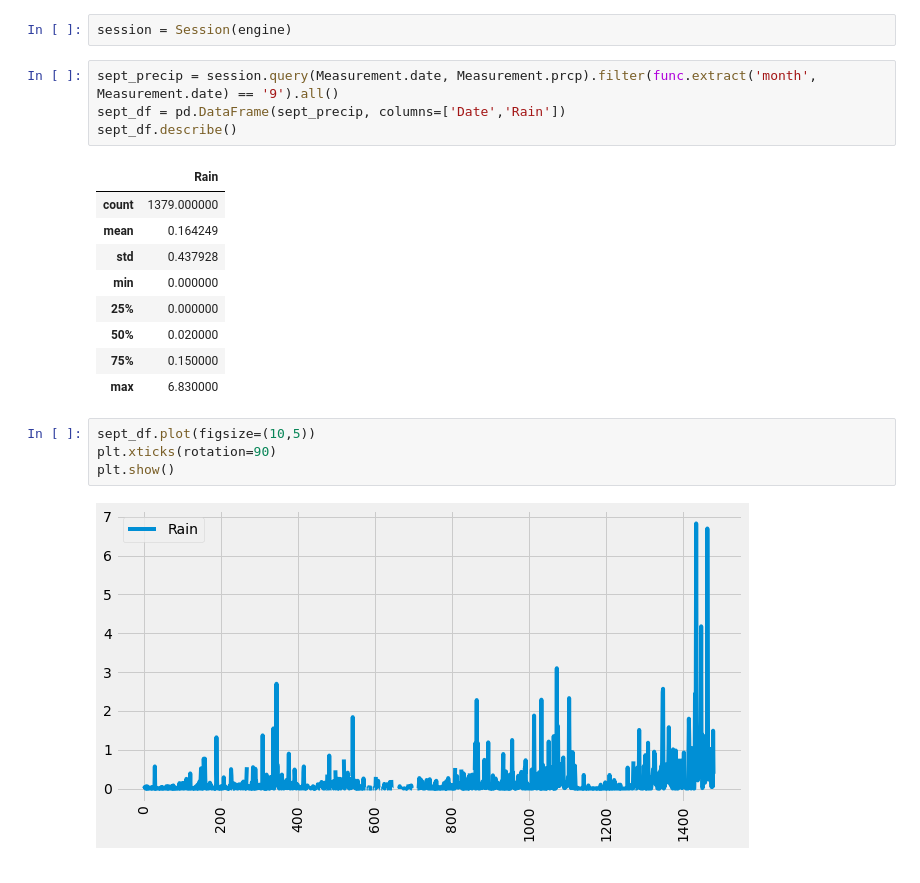
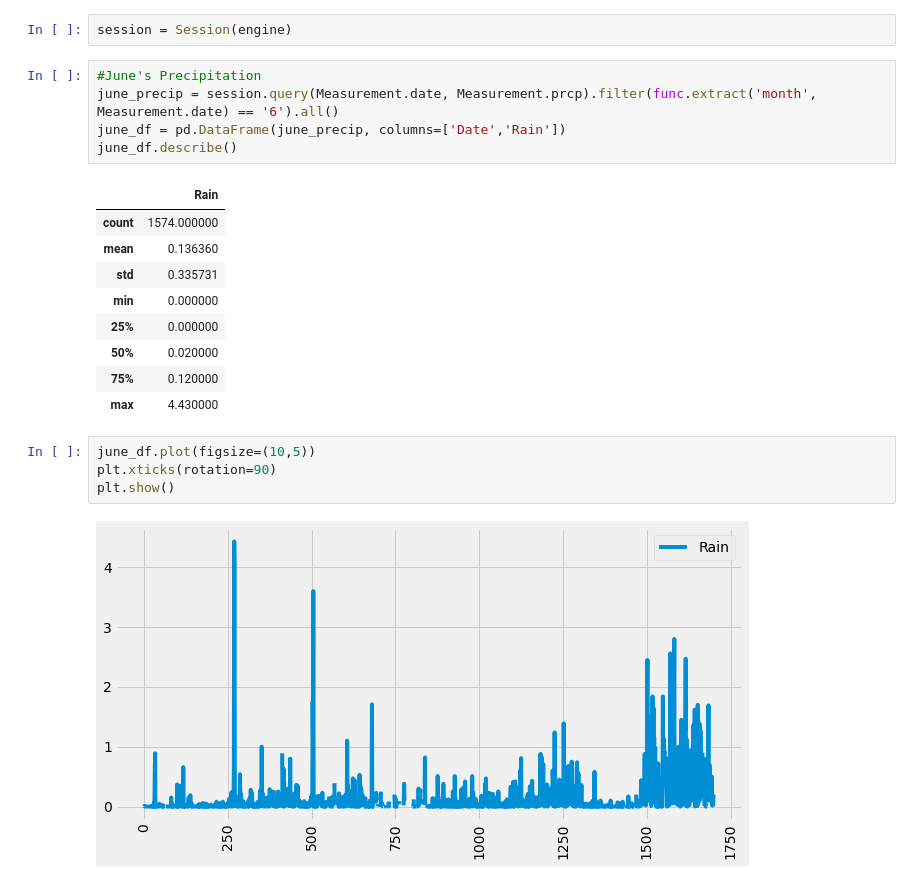
Before and after one commit to Bettinadavis11/Surfs_up, a Jupyter notebook: Additional queries.ipynb, the cells around one changed output. Cells and saved outputs as stored; diff of their text form.

```diff
--- a/Additional queries.ipynb
+++ b/Additional queries.ipynb
@@ -23,23 +23,24 @@ Station = Base.classes.station
 # %%
 session = Session(engine)
 # %%
-sept_precip = session.query(Measurement.date, Measurement.prcp).filter(func.extract('month', Measurement.date) == '9').all()
-sept_df = pd.DataFrame(sept_precip, columns=['Date','Rain'])
-sept_df.describe()
+#June's Precipitation
+june_precip = session.query(Measurement.date, Measurement.prcp).filter(func.extract('month', Measurement.date) == '6').all()
+june_df = pd.DataFrame(june_precip, columns=['Date','Rain'])
+june_df.describe()
 # %% [output]
 |  | Rain |
-| count | 1379.000000 |
-| mean | 0.164249 |
-| std | 0.437928 |
+| count | 1574.000000 |
+| mean | 0.136360 |
+| std | 0.335731 |
 | min | 0.000000 |
 | 25% | 0.000000 |
 | 50% | 0.020000 |
-| 75% | 0.150000 |
-| max | 6.830000 |
+| 75% | 0.120000 |
+| max | 4.430000 |
 # %%
-sept_df.plot(figsize=(10,5))
+june_df.plot(figsize=(10,5))
 plt.xticks(rotation=90)
 plt.show()
 # %% [output]
-[figure, old version]
+[figure, new version]
 # %%
```
Also changed, not shown: parts of 2 cells of this notebook.
